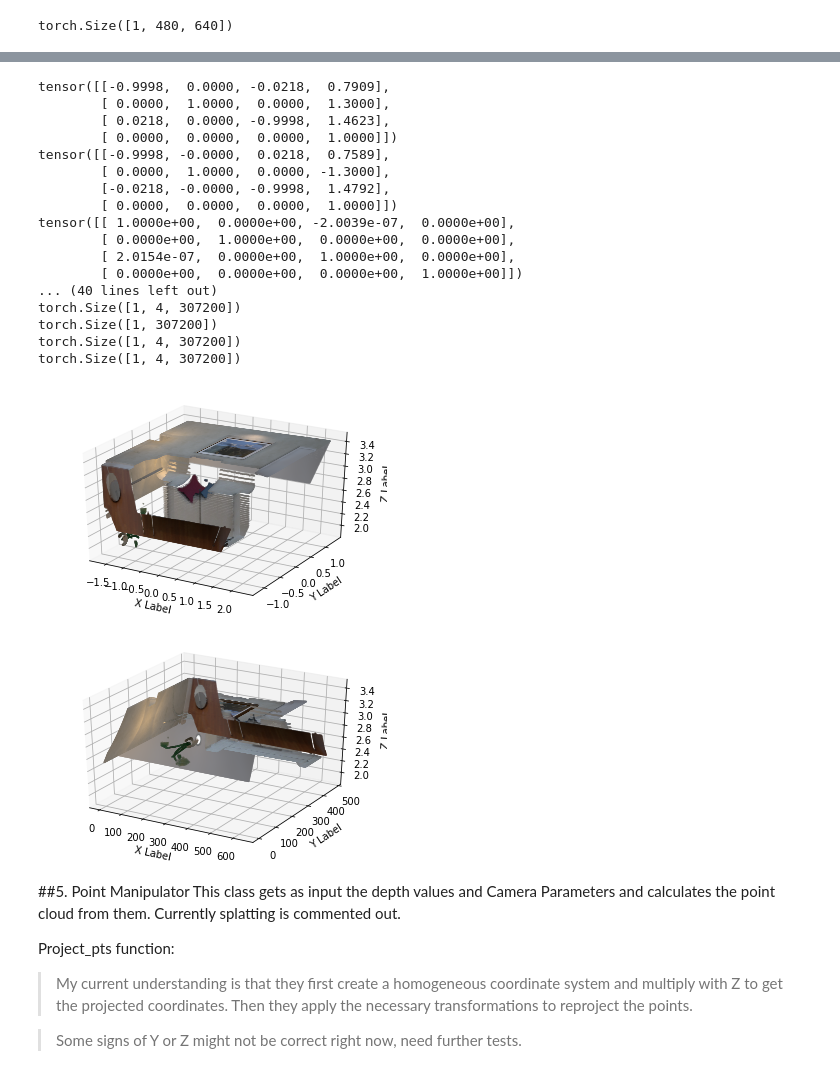
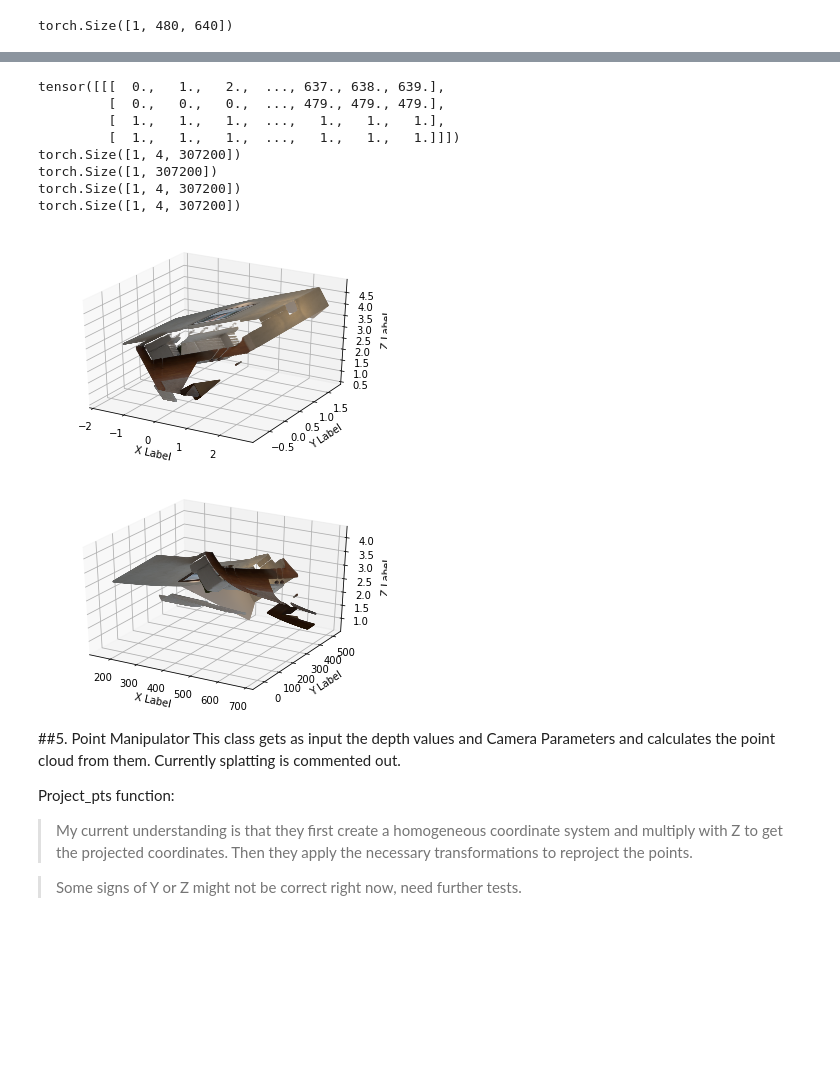
Before and after one commit to lukasHoel/novel-view-synthesis, a Jupyter notebook: notebooks/Point_Manipulation_lukas_14_05.ipynb, the cells around one changed output, grey strips where cells are left out. Cells and saved outputs as stored; diff of their text form; code cells hidden in the pictures; blank space fills up the shorter version.

```diff
--- a/notebooks/Point_Manipulation_lukas_14_05.ipynb
+++ b/notebooks/Point_Manipulation_lukas_14_05.ipynb
@@ -118,7 +118,7 @@ dataset = ICLNUIMDataset(path, transform=transform,
 
 print("Loaded following data: {} (samples: {})".format(data_dict["path"], len(dataset)))
 
-item = dataset.__getitem__(0)
+item = dataset.__getitem__(400)
 print(item['cam'])
 print(item['output']['idx'])
 
@@ -497,11 +492,12 @@ _, H, W = item['output']['depth'].shape
 depth = item['output']['depth'].view(1, -1)
 K = item['cam']['K'][:3, :3]
 Kinv = item['cam']['Kinv'][:3, :3]
-RT1inv = item['cam']['RT2inv'] # here the other way round because we go from output to input
-RT2 = item['cam']['RT1'] # here the other way round because we go from output to input
+#RT1inv = item['cam']['RT2inv'] # here the other way round because we go from output to input
+#RT2 = item['cam']['RT1'] # here the other way round because we go from output to input
 
-#RT1inv = item['cam']['RT2'] # here the other way round because we go from output to input
-#RT2 = item['cam']['RT1inv'] # here the other way round because we go from output to input
+
+RT1inv = item['cam']['RT2'] # here the other way round because we go from output to input
+RT2 = item['cam']['RT1inv'] # here the other way round because we go from output to input
 
 #RT1inv = item['cam']['RT1inv'] # here the other way round because we go from output to input
 #RT2 = item['cam']['RT2'] # here the other way round because we go from output to input
@@ -560,48 +556,39 @@ print(RT2inv.matmul(RT2))
 RT2[0,0] = -0.999825
 RT2[0,1] = -0.000453
 RT2[0,2] = -0.018692
 RT2[0,3] = 0.796154
 RT2[1,0] = -0.000412
 RT2[1,1] = 0.999997
 RT2[1,2] = -0.002236
 RT2[1,3] = 1.299601
 RT2[2,0] = 0.018693
 RT2[2,1] = -0.002228
 RT2[2,2] = -0.999822
 RT2[2,3] = 1.462476
 
 RT2inv = RT2.inverse()
 
 print(RT2)
 print(RT2inv)
 print(RT2inv.matmul(RT2))
 
 # this still belongs to snippet code that uses the other RT values from the dataset, also remove this when removing the rest
 RT1inv = RT2inv # here the other way round because we go from output to input
 RT2 = RT1 # here the other way round because we go from output to input
 '''
 
 render_pointclouds(H, W, depth, K, Kinv, RT1inv, RT2, colors=item["output"]["image"], prefix="from_output_")
 # %% [output]
-tensor([[-0.9998,  0.0000, -0.0218,  0.7909],
-        [ 0.0000,  1.0000,  0.0000,  1.3000],
-        [ 0.0218,  0.0000, -0.9998,  1.4623],
-        [ 0.0000,  0.0000,  0.0000,  1.0000]])
-tensor([[-0.9998, -0.0000,  0.0218,  0.7589],
-        [ 0.0000,  1.0000,  0.0000, -1.3000],
-        [-0.0218, -0.0000, -0.9998,  1.4792],
-        [ 0.0000,  0.0000,  0.0000,  1.0000]])
-tensor([[ 1.0000e+00,  0.0000e+00, -2.0039e-07,  0.0000e+00],
-        [ 0.0000e+00,  1.0000e+00,  0.0000e+00,  0.0000e+00],
-        [ 2.0154e-07,  0.0000e+00,  1.0000e+00,  0.0000e+00],
-        [ 0.0000e+00,  0.0000e+00,  0.0000e+00,  1.0000e+00]])
-... (40 lines left out)
+tensor([[[  0.,   1.,   2.,  ..., 637., 638., 639.],
+         [  0.,   0.,   0.,  ..., 479., 479., 479.],
+         [  1.,   1.,   1.,  ...,   1.,   1.,   1.],
+         [  1.,   1.,   1.,  ...,   1.,   1.,   1.]]])
 torch.Size([1, 4, 307200])
 torch.Size([1, 307200])
 torch.Size([1, 4, 307200])
 torch.Size([1, 4, 307200])
-[figure, old version]
+[figure, new version]
-[figure, old version]
+[figure, new version]
 # %% [markdown]
 ##5. Point Manipulator
 This class gets as input the depth values and Camera Parameters and calculates the point cloud from them. Currently splatting is commented out.
```
Also changed, not shown: parts of 4 cells of this notebook.
